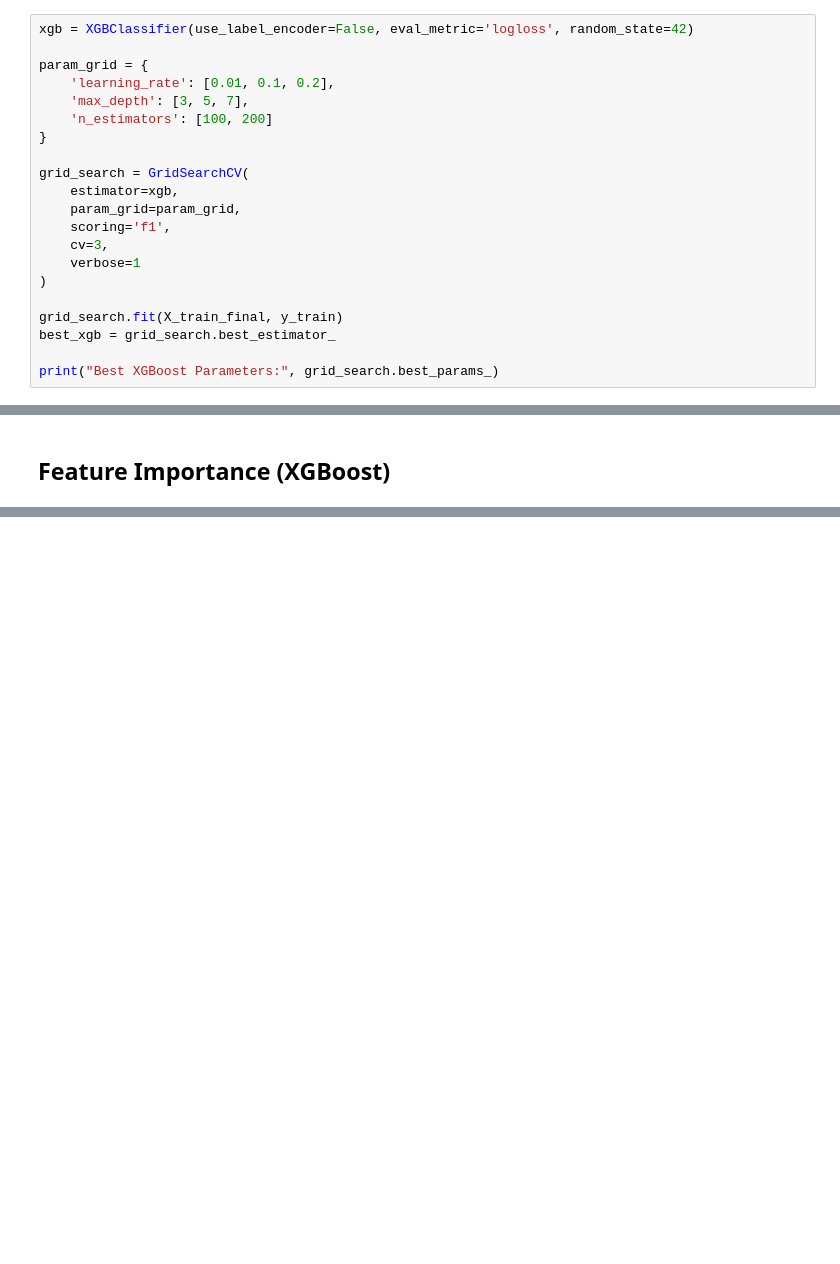
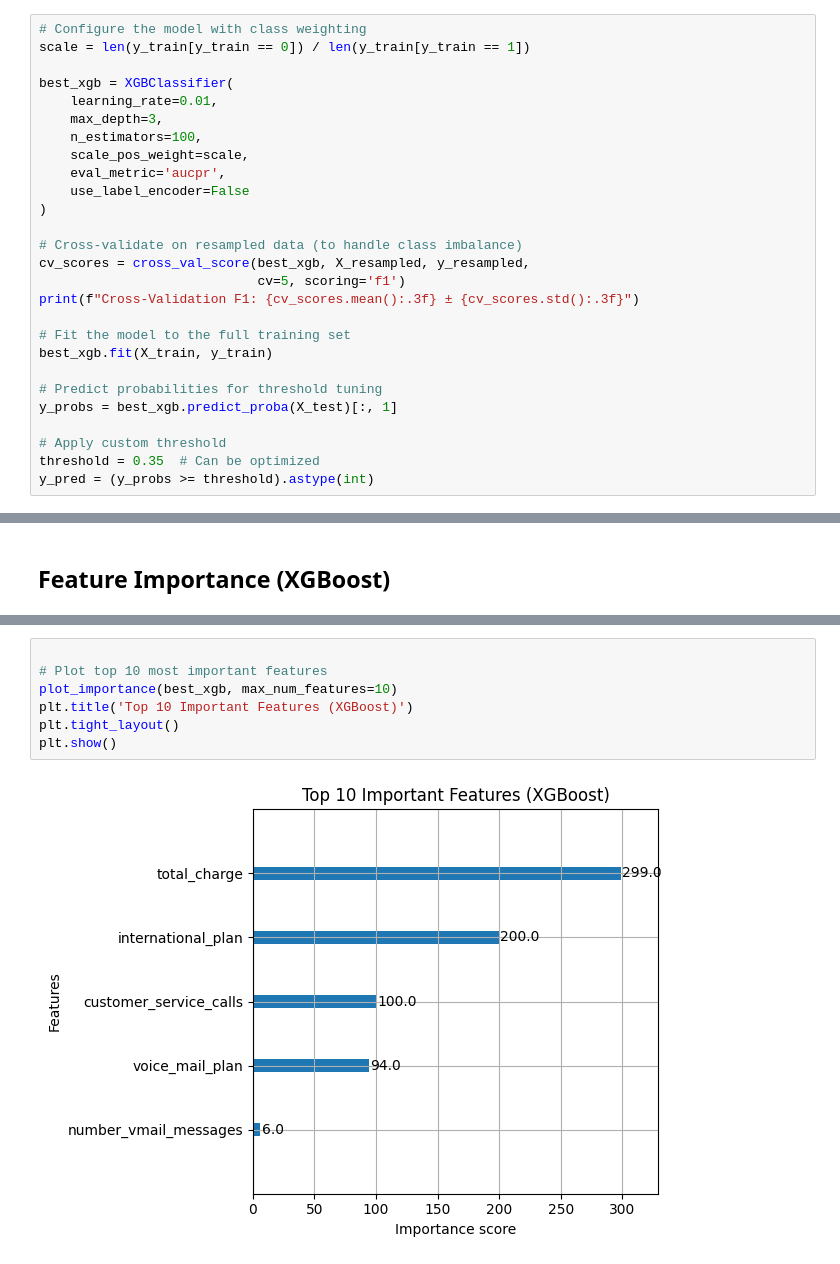
Before and after one commit to hanifa331/customer-churn, a Jupyter notebook: studenth.ipynb, the cells around one changed output, grey strips where cells are left out. Saved outputs shown, nothing was run; the diff lists cells and outputs as text; blank space fills up the shorter version.

Commit message:
more models made

```diff
--- a/studenth.ipynb
+++ b/studenth.ipynb
@@ -675,24 +702,30 @@ The cross-validation F1 scores range from 0.16 to 0.38, showing high variability
 # %% [markdown]
 ## XGBoost Model & Hyperparameter Tuning
 # %%
-xgb = XGBClassifier(use_label_encoder=False, eval_metric='logloss', random_state=42)
+# Configure the model with class weighting
+scale = len(y_train[y_train == 0]) / len(y_train[y_train == 1])
 
-param_grid = {
-    'learning_rate': [0.01, 0.1, 0.2],
-    'max_depth': [3, 5, 7],
-    'n_estimators': [100, 200]
-}
-
-grid_search = GridSearchCV(
-    estimator=xgb,
-    param_grid=param_grid,
-    scoring='f1',
-    cv=3,
-    verbose=1
+best_xgb = XGBClassifier(
+    learning_rate=0.01,
+    max_depth=3,
+    n_estimators=100,
+    scale_pos_weight=scale,
+    eval_metric='aucpr',
+    use_label_encoder=False
 )
 
-grid_search.fit(X_train_final, y_train)
-best_xgb = grid_search.best_estimator_
+# Cross-validate on resampled data (to handle class imbalance)
+cv_scores = cross_val_score(best_xgb, X_resampled, y_resampled,
+                            cv=5, scoring='f1')
+print(f"Cross-Validation F1: {cv_scores.mean():.3f} ± {cv_scores.std():.3f}")
 
-print("Best XGBoost Parameters:", grid_search.best_params_)
+# Fit the model to the full training set
+best_xgb.fit(X_train, y_train)
+
+# Predict probabilities for threshold tuning
+y_probs = best_xgb.predict_proba(X_test)[:, 1]
+
+# Apply custom threshold
+threshold = 0.35  # Can be optimized
+y_pred = (y_probs >= threshold).astype(int)
 # %% [output]
@@ -768 +780,10 @@ X_train_res
+# %%
+
+# Plot top 10 most important features
+plot_importance(best_xgb, max_num_features=10)
+plt.title('Top 10 Important Features (XGBoost)')
+plt.tight_layout()
+plt.show()
+# %% [output]
+[figure, added]
 # %%
```
Also changed, not shown: parts of 51 cells of this notebook.
